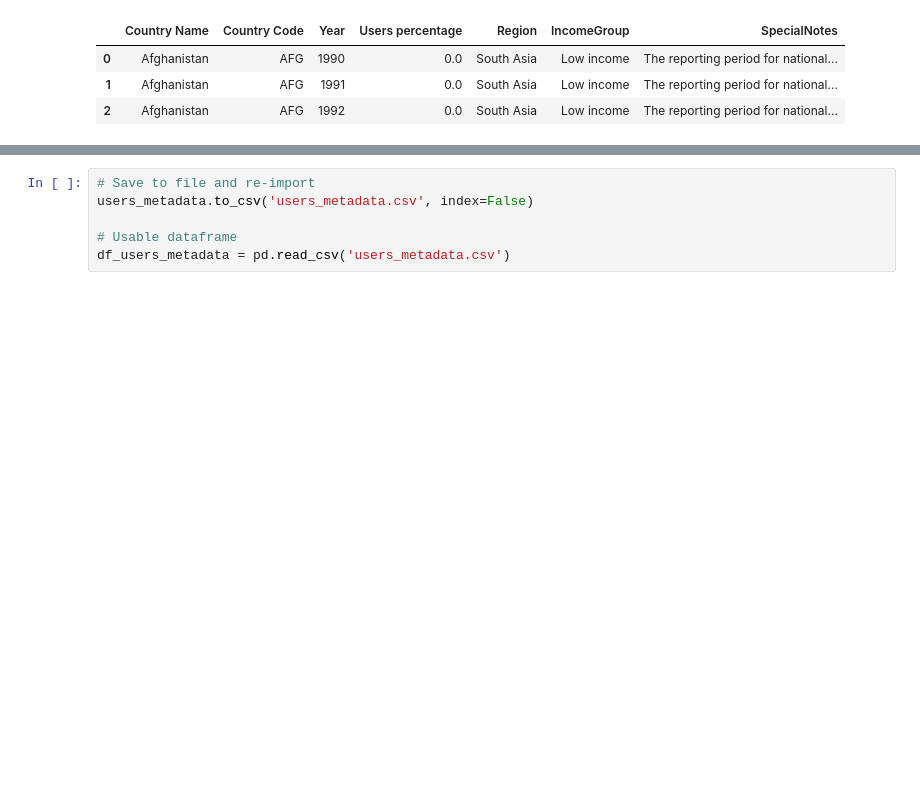
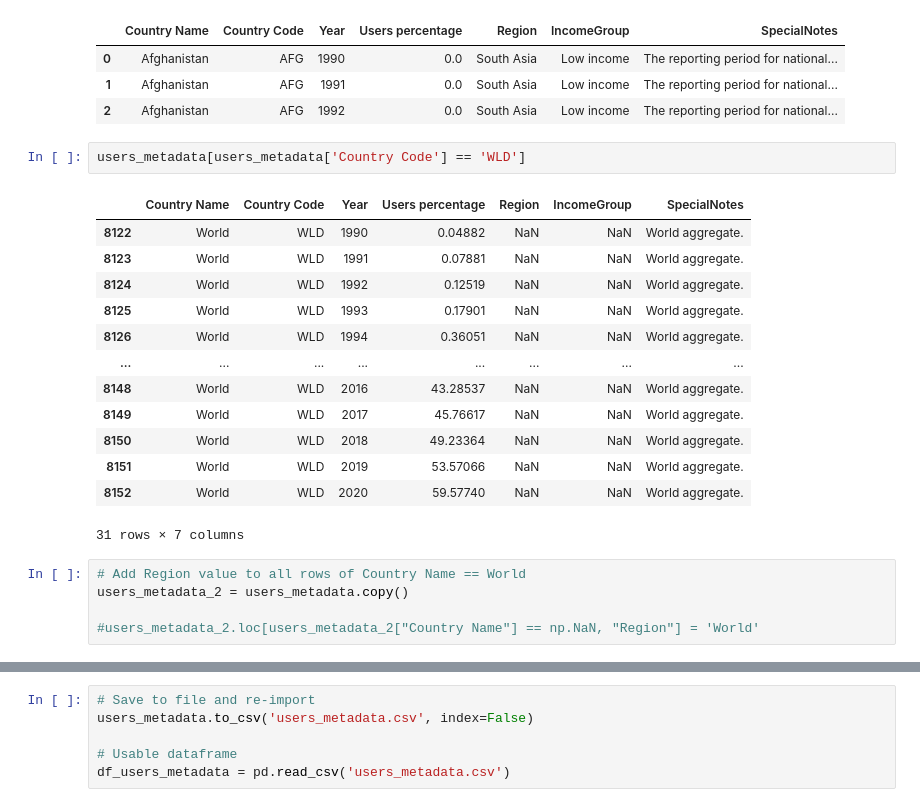
Before and after one commit to celeste-daleo/global-internet-accessibility, a Jupyter notebook: exploration_internet.ipynb, the cells around one changed output, grey strips where cells are left out. Cells and saved outputs as stored; diff of their text form; blank space fills up the shorter version.

```diff
--- a/exploration_internet.ipynb
+++ b/exploration_internet.ipynb
@@ -183,3 +184,24 @@ users_metadata.head(3)
 | 0 | Afghanistan | AFG | 1990 | 0.0 | South Asia | Low income | The reporting period for national... |
 | 1 | Afghanistan | AFG | 1991 | 0.0 | South Asia | Low income | The reporting period for national... |
 | 2 | Afghanistan | AFG | 1992 | 0.0 | South Asia | Low income | The reporting period for national... |
+# %%
+users_metadata[users_metadata['Country Code'] == 'WLD']
+# %% [output]
+|  | Country Name | Country Code | Year | Users percentage | Region | IncomeGroup | SpecialNotes |
+| 8122 | World | WLD | 1990 | 0.04882 | NaN | NaN | World aggregate. |
+| 8123 | World | WLD | 1991 | 0.07881 | NaN | NaN | World aggregate. |
+| 8124 | World | WLD | 1992 | 0.12519 | NaN | NaN | World aggregate. |
+| 8125 | World | WLD | 1993 | 0.17901 | NaN | NaN | World aggregate. |
+| 8126 | World | WLD | 1994 | 0.36051 | NaN | NaN | World aggregate. |
+| ... | ... | ... | ... | ... | ... | ... | ... |
+| 8148 | World | WLD | 2016 | 43.28537 | NaN | NaN | World aggregate. |
+| 8149 | World | WLD | 2017 | 45.76617 | NaN | NaN | World aggregate. |
+| 8150 | World | WLD | 2018 | 49.23364 | NaN | NaN | World aggregate. |
+| 8151 | World | WLD | 2019 | 53.57066 | NaN | NaN | World aggregate. |
+| 8152 | World | WLD | 2020 | 59.57740 | NaN | NaN | World aggregate. |
+31 rows × 7 columns
+# %%
+# Add Region value to all rows of Country Name == World
+users_metadata_2 = users_metadata.copy()
+
+#users_metadata_2.loc[users_metadata_2["Country Name"] == np.NaN, "Region"] = 'World'
```
Also changed, not shown: parts of 18 cells of this notebook.
